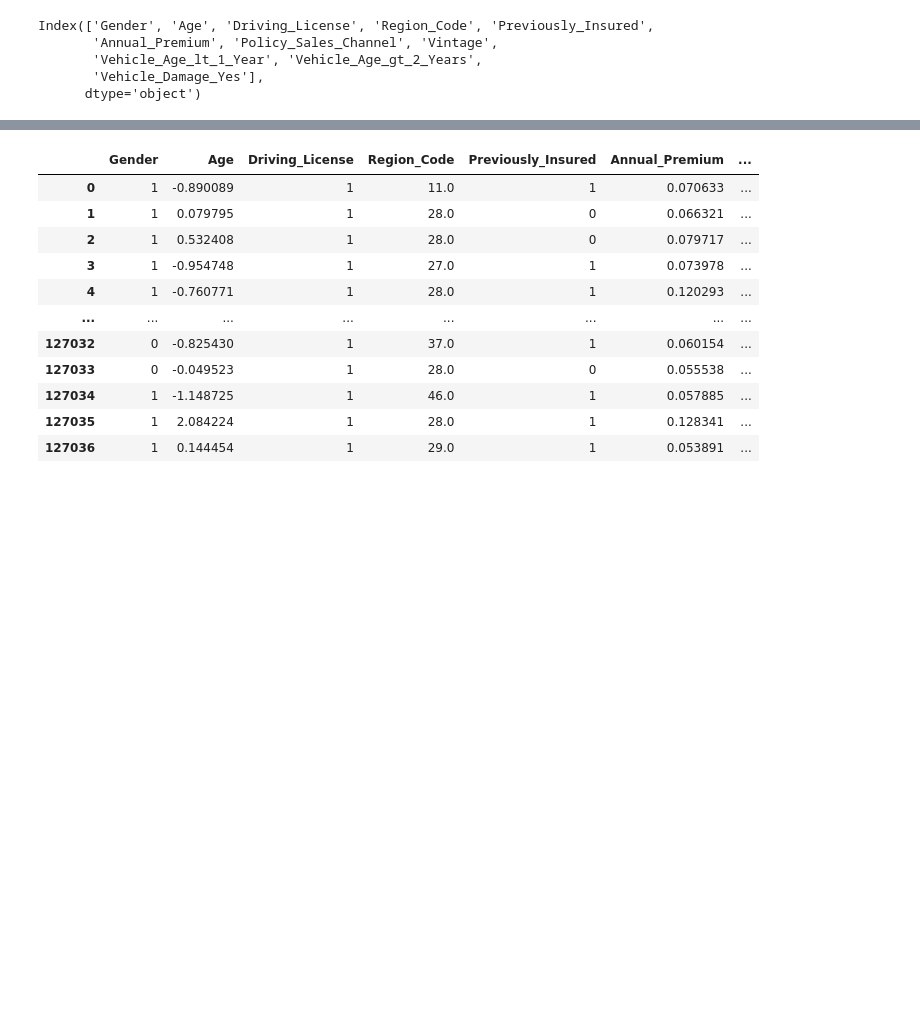
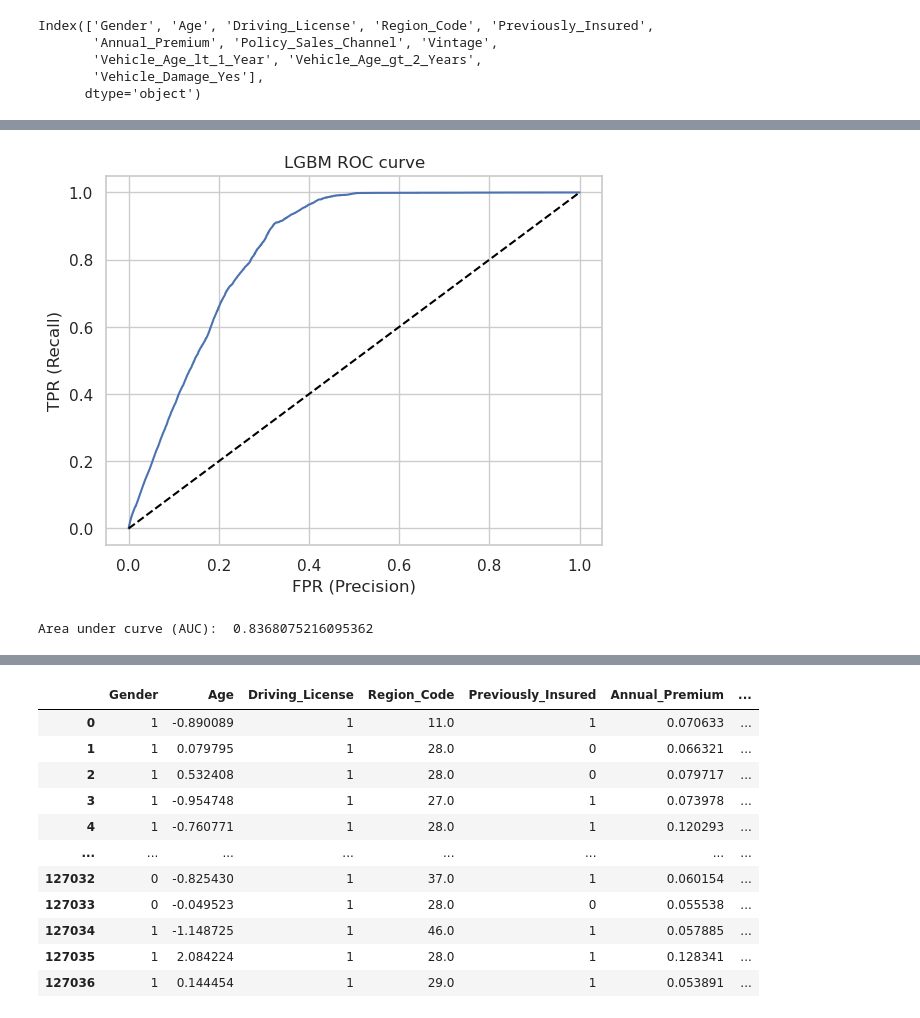
Before and after one commit to benvictoria17/Finance, a Jupyter notebook: Vehicle Insurance EDA and boosting models.ipynb, the cells around one changed output, grey strips where cells are left out. Drawn from its saved outputs; the diff is of its cells as text; code cells hidden in the pictures; blank space fills up the shorter version.

```diff
--- a/Vehicle Insurance EDA and boosting models.ipynb
+++ b/Vehicle Insurance EDA and boosting models.ipynb
@@ -294,0 +342,15 @@ kf = KFold(n_splits=num_folds, random_state=random_state,shuffle=True)
+# %%
+y_score = model.predict_proba(x_test)[:,1]
+fpr, tpr, _ = roc_curve(y_test, y_score)
+
+title('LGBM ROC curve')
+xlabel('FPR (Precision)')
+ylabel('TPR (Recall)')
+
+plot(fpr,tpr)
+plot((0,1), ls='dashed',color='black')
+plt.show()
+print ('Area under curve (AUC): ', auc(fpr,tpr))
+# %% [output]
+[figure, added]
+Area under curve (AUC):  0.8368075216095362
```
Also changed, not shown: parts of 32 cells of this notebook.
